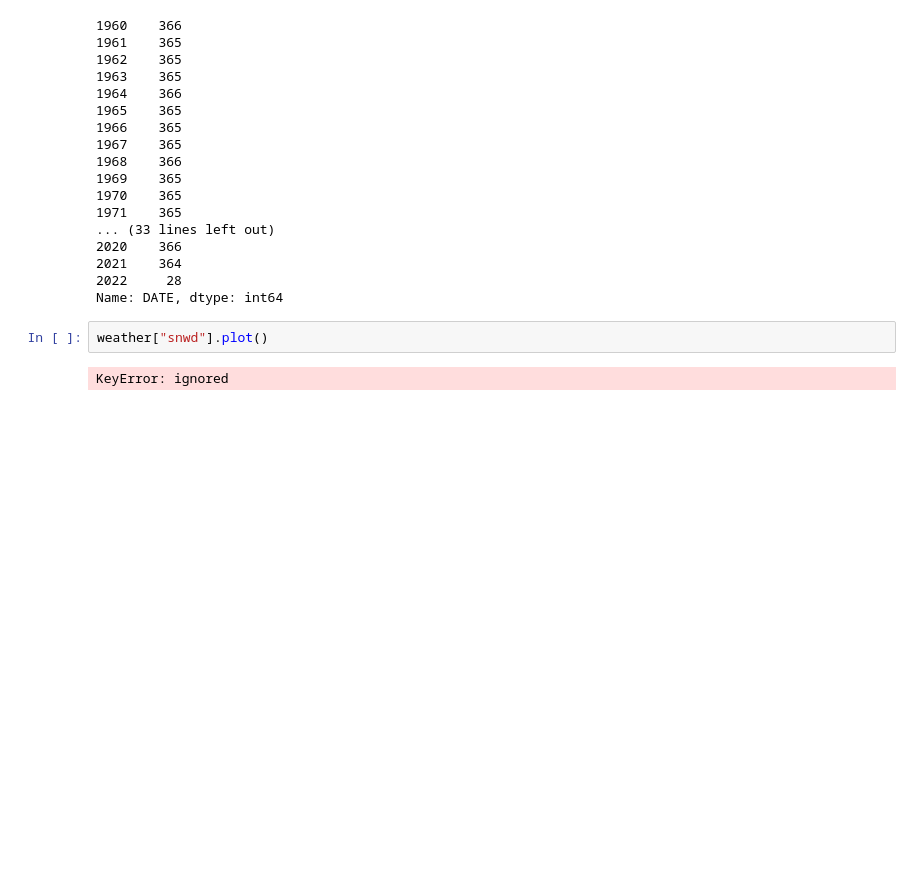
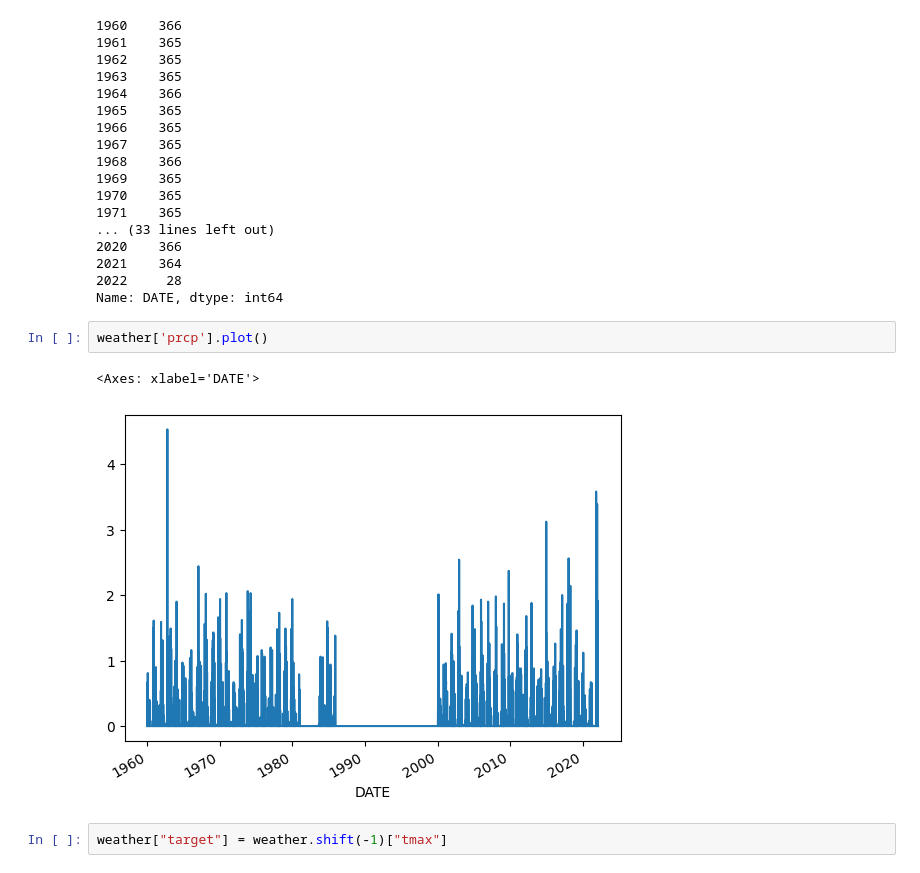
Before and after one commit to bimsi/weather-prediction, a Jupyter notebook: weather_yt.ipynb, the cells around one changed output. Drawn from its saved outputs; the diff is of its cells as text; blank space fills up the shorter version.

```diff
--- a/weather_yt.ipynb
+++ b/weather_yt.ipynb
@@ -180,6 +180,9 @@ weather.index.year.value_counts().sort_index()
 2022     28
 Name: DATE, dtype: int64
 # %%
-weather["snwd"].plot()
+weather['prcp'].plot()
 # %% [output]
-KeyError: ignored
+<Axes: xlabel='DATE'>
+[figure, added]
+# %%
+weather["target"] = weather.shift(-1)["tmax"]
```
Also changed, not shown: parts of 2 cells of this notebook.
